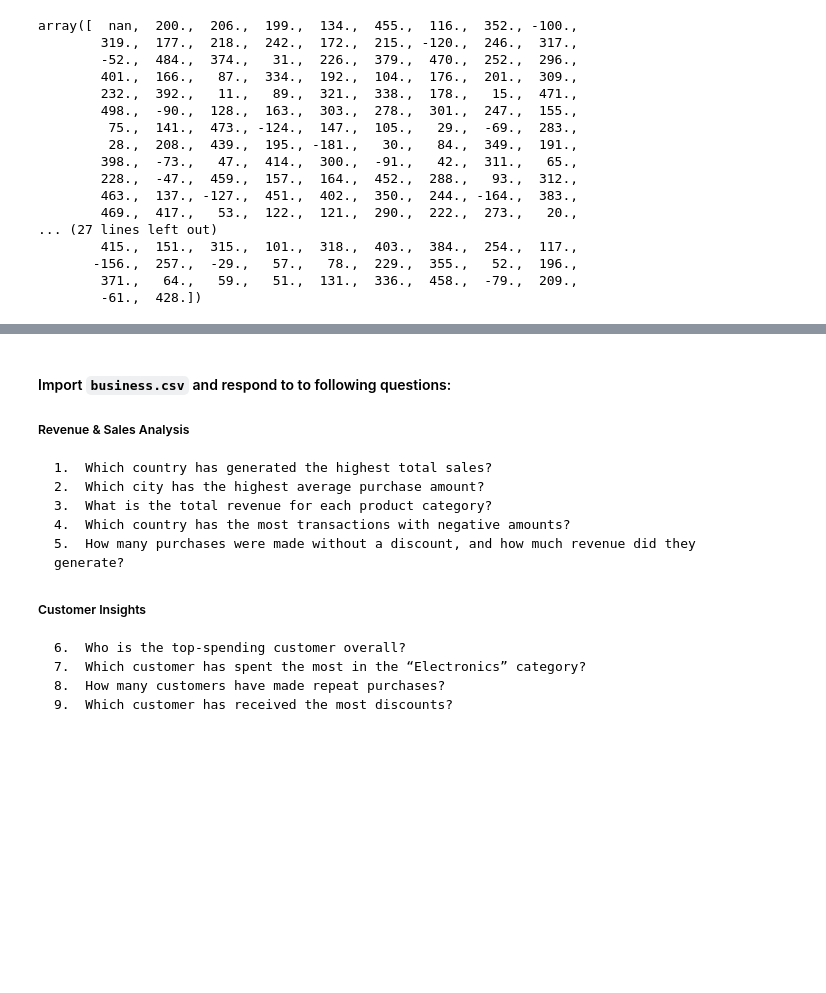
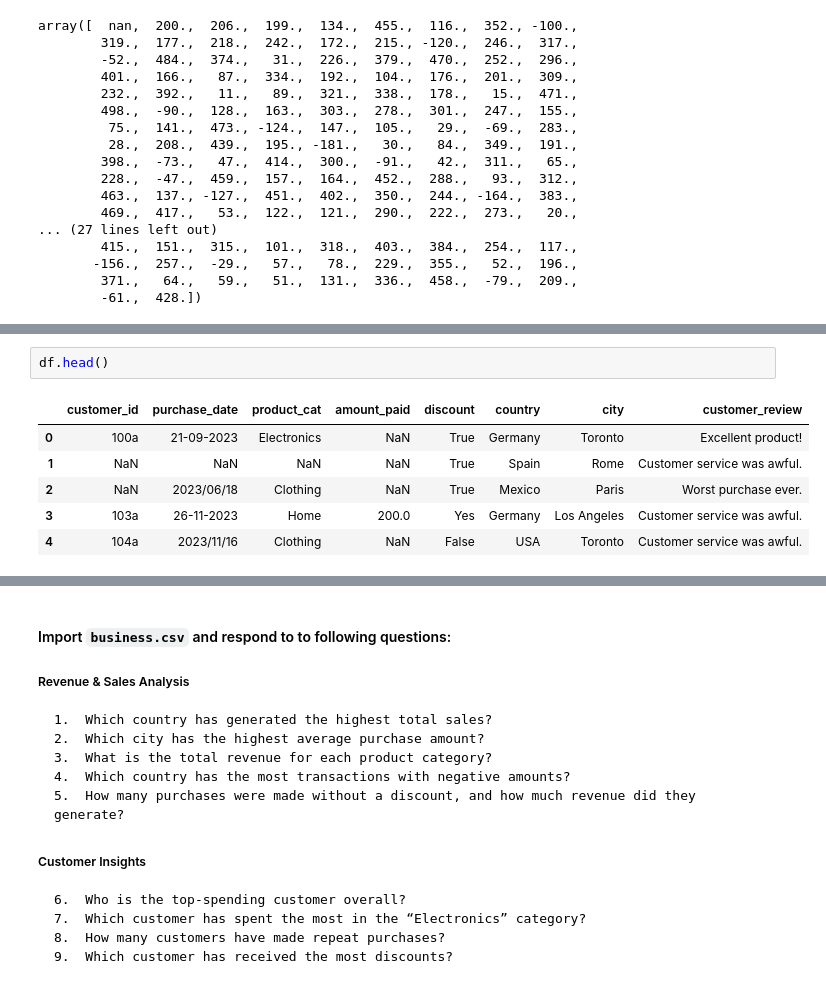
Before and after one commit to OscarFraile/EVOLVE, a Jupyter notebook: Fernando_Costa/Notebooks/Oscar/5.1.1 - Pandas III - Aggregation & combination copy.ipynb, the cells around one changed output, grey strips where cells are left out. Saved outputs shown, nothing was run; the diff lists cells and outputs as text; blank space fills up the shorter version.

```diff
--- a/Fernando_Costa/Notebooks/Oscar/5.1.1 - Pandas III - Aggregation & combination copy.ipynb
+++ b/Fernando_Costa/Notebooks/Oscar/5.1.1 - Pandas III - Aggregation & combination copy.ipynb
@@ -759,0 +817,9 @@ Name: amount_paid, dtype: object
+# %%
+df.head()
+# %% [output]
+|  | customer_id | purchase_date | product_cat | amount_paid | discount | country | city | customer_review |
+| 0 | 100a | 21-09-2023 | Electronics | NaN | True | Germany | Toronto | Excellent product! |
+| 1 | NaN | NaN | NaN | NaN | True | Spain | Rome | Customer service was awful. |
+| 2 | NaN | 2023/06/18 | Clothing | NaN | True | Mexico | Paris | Worst purchase ever. |
+| 3 | 103a | 26-11-2023 | Home | 200.0 | Yes | Germany | Los Angeles | Customer service was awful. |
+| 4 | 104a | 2023/11/16 | Clothing | NaN | False | USA | Toronto | Customer service was awful. |
```
Also changed, not shown: parts of 17 cells of this notebook, 1 other file.
